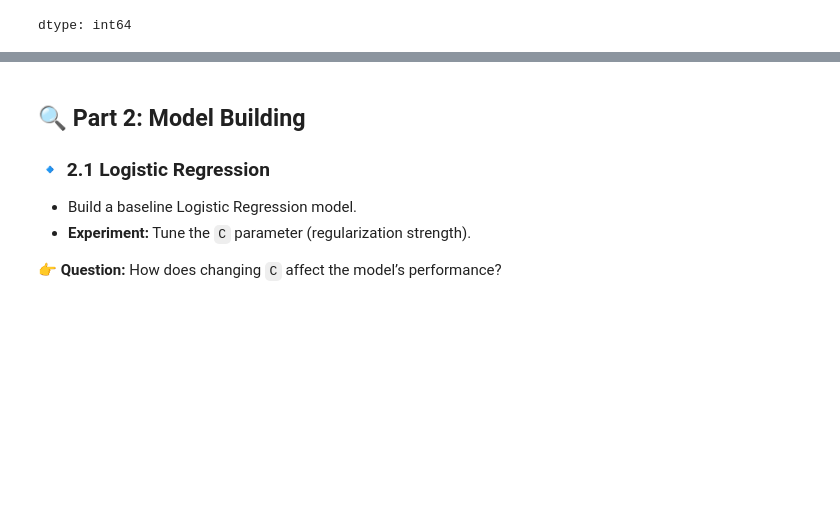
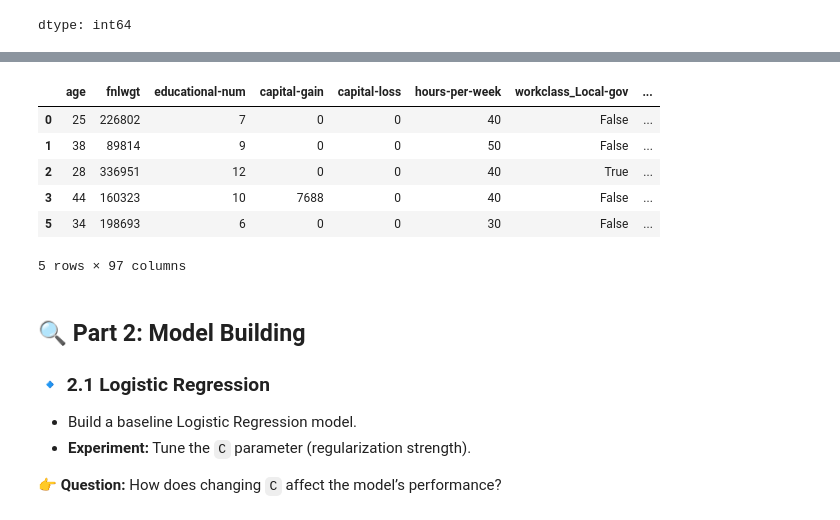
Before and after one commit to bodabaker/depi-assignments, a Jupyter notebook: Classification_Assignment.ipynb, the cells around one changed output, grey strips where cells are left out. Drawn from its saved outputs; the diff is of its cells as text; code cells hidden in the pictures; blank space fills up the shorter version.

```diff
--- a/Classification_Assignment.ipynb
+++ b/Classification_Assignment.ipynb
@@ -101,3 +98,6 @@ df.isnull().sum()
 | native-country | 857 |
 | income | 0 |
 dtype: int64
+# %%
+# Droping missing values due to their small percentage in the overall dataset
+df = df.dropna()
@@ -104,3 +125,15 @@ dtype: int64
+# %%
+# We use one-hot encoding to avoid imposing ordinal releation between cols
+df = pd.get_dummies(df, columns=df.select_dtypes(include='object').columns, drop_first=True)
+df.head()
+# %% [output]
+|  | age | fnlwgt | educational-num | capital-gain | capital-loss | hours-per-week | workclass_Local-gov | ... |
+| 0 | 25 | 226802 | 7 | 0 | 0 | 40 | False | ... |
+| 1 | 38 | 89814 | 9 | 0 | 0 | 50 | False | ... |
+| 2 | 28 | 336951 | 12 | 0 | 0 | 40 | True | ... |
+| 3 | 44 | 160323 | 10 | 7688 | 0 | 40 | False | ... |
+| 5 | 34 | 198693 | 6 | 0 | 0 | 30 | False | ... |
+5 rows × 97 columns
 # %% [markdown]
 ## 🔍 Part 2: Model Building
 
```
Also changed, not shown: parts of 2 cells of this notebook.
